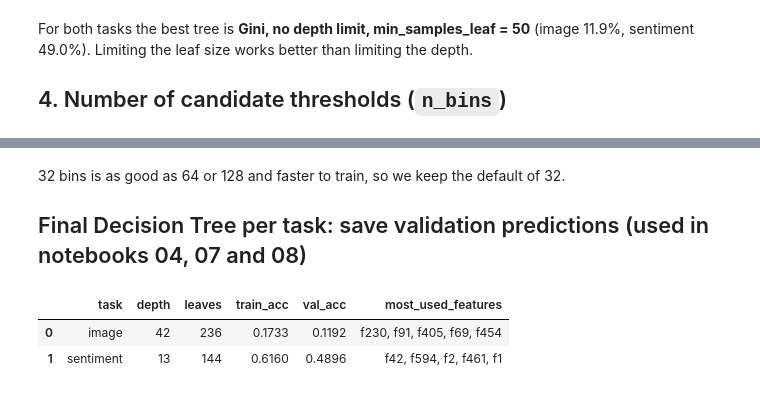
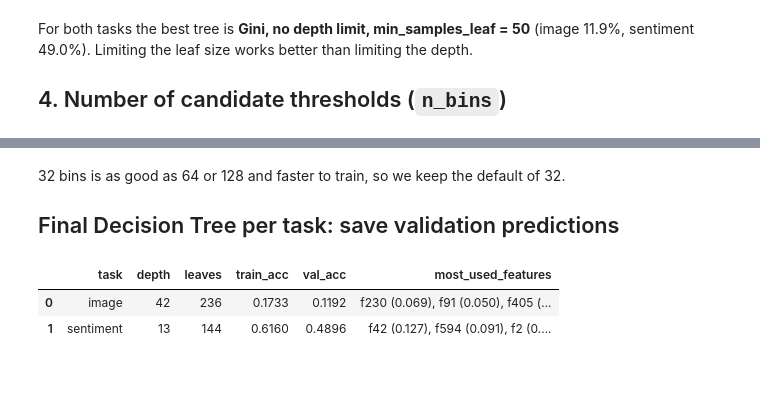
Before and after one commit to mediumgold/COMP-472-Project-G20, a Jupyter notebook: notebooks/03_decision_tree.ipynb, the cells around one changed output, grey strips where cells are left out. Drawn from its saved outputs; the diff is of its cells as text; code cells hidden in the pictures.

Commit message:
Add forest-level feature importance

```diff
--- a/notebooks/03_decision_tree.ipynb
+++ b/notebooks/03_decision_tree.ipynb
@@ -224,25 +224,28 @@ pd.DataFrame(rows).round(3)
 # %% [markdown]
 32 bins is as good as 64 or 128 and faster to train, so we keep the default of 32.
 
-## Final Decision Tree per task: save validation predictions (used in notebooks 04, 07 and 08)
+## Final Decision Tree per task: save validation predictions
 # %%
 summary = []
 for task, (Xtr, ytr, Xva, yva) in splits.items():
     with Timer() as t_fit:
         tree = DecisionTreeClassifier(**BEST).fit(Xtr, ytr, N_CLASSES[task])
     with Timer() as t_pred:
         proba = tree.predict_proba(Xva)
     pred = proba.argmax(1)
     info = dict(model="Decision Tree", config=BEST, val_acc=accuracy(yva, pred),
                 train_acc=accuracy(ytr, tree.predict(Xtr)), depth=tree.depth, leaves=tree.n_leaves,
                 fit_seconds=t_fit.seconds, predict_seconds=t_pred.seconds)
     save_predictions(task, "dt", pred, proba, info)
-    top = np.argsort(tree.feature_importances)[::-1][:5]
+    top = np.argsort(-tree.feature_importances)[:5]
     summary.append(dict(task=task, depth=tree.depth, leaves=tree.n_leaves,
                         train_acc=round(info["train_acc"], 4), val_acc=round(info["val_acc"], 4),
-                        most_used_features=", ".join(f"f{j}" for j in top)))
+                        most_used_features=", ".join(
+                            f"f{j} ({tree.feature_importances[j]:.3f})" for j in top)))
+pd.set_option("display.max_colwidth", None)
+pd.set_option("display.expand_frame_repr", False)
 pd.DataFrame(summary)
 # %% [output]
 |  | task | depth | leaves | train_acc | val_acc | most_used_features |
-| 0 | image | 42 | 236 | 0.1733 | 0.1192 | f230, f91, f405, f69, f454 |
-| 1 | sentiment | 13 | 144 | 0.6160 | 0.4896 | f42, f594, f2, f461, f1 |
+| 0 | image | 42 | 236 | 0.1733 | 0.1192 | f230 (0.069), f91 (0.050), f405 (... |
+| 1 | sentiment | 13 | 144 | 0.6160 | 0.4896 | f42 (0.127), f594 (0.091), f2 (0.... |
```
Also changed, not shown: parts of 2 cells of this notebook, 2 other files.
